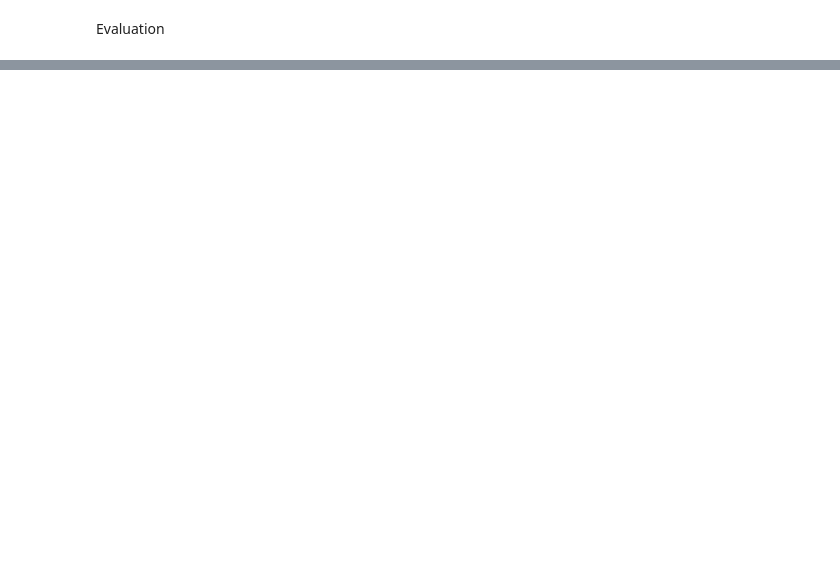
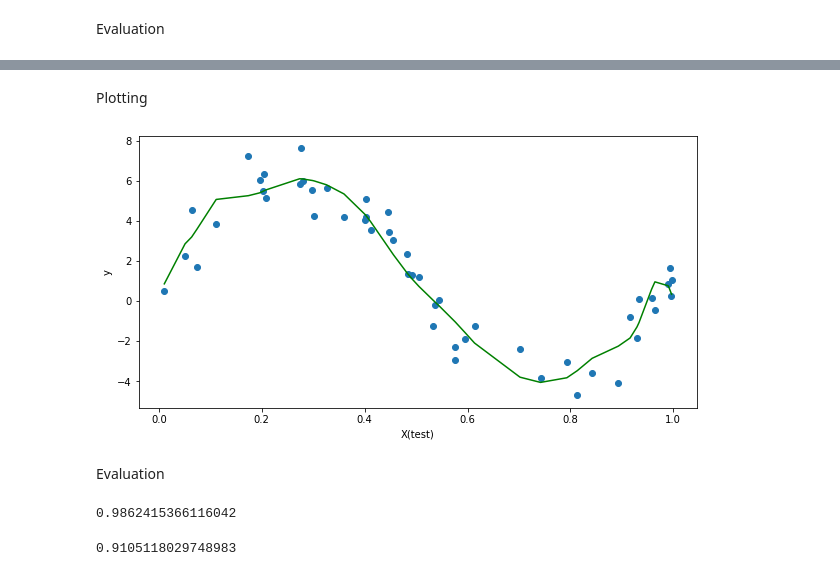
Before and after one commit to daniel-saeedi/SummerSchool-Project1, a Jupyter notebook: AdmissionChancePredictor.ipynb, the cells around one changed output, grey strips where cells are left out. Cells and saved outputs as stored; diff of their text form; code cells hidden in the pictures; blank space fills up the shorter version.

```diff
--- a/AdmissionChancePredictor.ipynb
+++ b/AdmissionChancePredictor.ipynb
@@ -642,0 +777,15 @@ explained_variance_score(y_test,predictions)
+# %%
+df_mat = np.c_[df_mat, df.to_numpy() * np.c_[np.power(X, 12)], np.c_[np.power(X, 16)]]
+print(df_mat.shape)
+#split
+x_train, x_test, y_train, y_test = train_test_split(df_mat, y, test_size=0.2, random_state=42)
+
+# #scaling
+scaler = MinMaxScaler()
+x_train = scaler.fit_transform(x_train) + np.array([[1,0,0,0,0,0,0,0,0,0,0,0,0,0,0,0,0]])
+x_test = scaler.transform(x_test) + np.array([[1,0,0,0,0,0,0,0,0,0,0,0,0,0,0,0,0]])
+
+#regression
+reg = LinearRegression().fit(x_train, y_train)
+predictions = reg.predict(x_test)
+predictions
@@ -642,0 +834,15 @@ explained_variance_score(y_test,predictions)
+# %%
+df_mat = np.c_[df_mat, df.to_numpy() * np.c_[np.power(X, 17)]]
+print(df_mat.shape)
+#split
+x_train, x_test, y_train, y_test = train_test_split(df_mat, y, test_size=0.2, random_state=42)
+
+# #scaling
+scaler = MinMaxScaler()
+x_train = scaler.fit_transform(x_train) + np.array([[1,0,0,0,0,0,0,0,0,0,0,0,0,0,0,0,0,0,0,0,0]])
+x_test = scaler.transform(x_test) + np.array([[1,0,0,0,0,0,0,0,0,0,0,0,0,0,0,0,0,0,0,0,0]])
+
+#regression
+reg = LinearRegression().fit(x_train, y_train)
+predictions = reg.predict(x_test)
+predictions
@@ -642,0 +860,28 @@ explained_variance_score(y_test,predictions)
+# %% [markdown]
+Plotting
+# %%
+fig, axes = plt.subplots(1, 1, figsize=(10,5))
+
+# scatter plot of test set
+axes.scatter(np.transpose(x_test)[1], y_test)
+
+# output of predictor function (a line)
+unziped = list(zip(*sorted(zip(np.transpose(x_test)[1], predictions), key=lambda x: x[0])))
+axes.plot(unziped[0], unziped[1], c='green')
+
+
+axes.set_xlabel('X(test)')
+axes.set_ylabel('y')
+plt.show()
+# %% [output]
+[figure, added]
+# %% [markdown]
+Evaluation
+# %%
+np.sqrt(mean_squared_error(y_test,predictions))
+# %% [output]
+0.9862415366116042
+# %%
+explained_variance_score(y_test,predictions)
+# %% [output]
+0.9105118029748983
```
Also changed, not shown: parts of 33 cells of this notebook.
